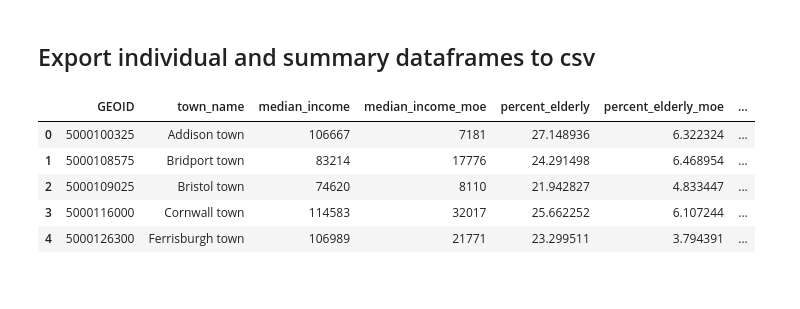
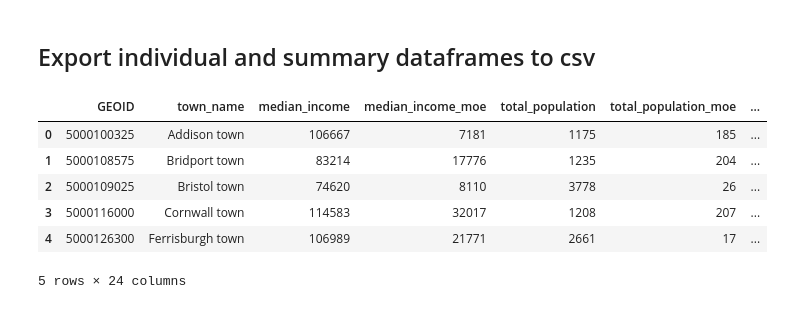
Before and after one commit to jakedurell/hazard-funding-comp, a Jupyter notebook: notebooks/etl_acs.ipynb, the cells around one changed output. Cells and saved outputs as stored; diff of their text form; code cells hidden in the pictures.

Commit message:
feat(acs): clarify ACS universe vars, add pop and housing units to summary

```diff
--- a/notebooks/etl_acs.ipynb
+++ b/notebooks/etl_acs.ipynb
@@ -367,8 +367,8 @@ df_education_level.head()
 # rename columns for easier reference
 df_poverty_level = df_poverty_level.rename(
     columns={
-        "Estimate!!Total:": "total_population",
-        "Margin of Error!!Total:": "total_population_moe",
+        "Estimate!!Total:": "poverty_universe_population",
+        "Margin of Error!!Total:": "poverty_universe_population_moe",
         "Estimate!!Total:!!Income in the past 12 months below poverty level:": "below_poverty_total",
         "Margin of Error!!Total:!!Income in the past 12 months below poverty level:": "below_poverty_total_moe",
     }
@@ -376,15 +376,15 @@ df_poverty_level = df_poverty_level.rename(
 
 # calculate percent below poverty line
 df_poverty_level["pct_below_poverty"] = (
-    df_poverty_level["below_poverty_total"] / df_poverty_level["total_population"] * 100
+    df_poverty_level["below_poverty_total"] / df_poverty_level["poverty_universe_population"] * 100
 )
 
 # calculate MOE for percent below poverty using ACS ratio formula
 df_poverty_level["pct_below_poverty_moe"] = ratio_moe(
     df_poverty_level["below_poverty_total"],
     df_poverty_level["below_poverty_total_moe"],
-    df_poverty_level["total_population"],
-    df_poverty_level["total_population_moe"],
+    df_poverty_level["poverty_universe_population"],
+    df_poverty_level["poverty_universe_population_moe"],
 )
 
 # keep only relevant columns
@@ -396,8 +396,8 @@ df_poverty_level = df_poverty_level[
         "pct_below_poverty_moe",
         "below_poverty_total",
         "below_poverty_total_moe",
-        "total_population",
-        "total_population_moe",
+        "poverty_universe_population",
+        "poverty_universe_population_moe",
     ]
 ]
 
@@ -441,8 +441,8 @@ disability_moe_cols = male_moe + female_moe
 # rename columns for easier reference
 df_disability_status = df_disability_status.rename(
     columns={
-        "Estimate!!Total:": "total_population",
-        "Margin of Error!!Total:": "total_population_moe",
+        "Estimate!!Total:": "civilian_noninstitutionalized_population",
+        "Margin of Error!!Total:": "civilian_noninstitutionalized_population_moe",
     }
 )
 
@@ -458,14 +458,14 @@ df_disability_status["with_disability_moe"] = np.sqrt(
 # calculate percent and MOE
 df_disability_status["percent_with_disability"] = (
     df_disability_status["with_disability"]
-    / df_disability_status["total_population"]
+    / df_disability_status["civilian_noninstitutionalized_population"]
     * 100
 )
 df_disability_status["percent_with_disability_moe"] = ratio_moe(
     df_disability_status["with_disability"],
     df_disability_status["with_disability_moe"],
-    df_disability_status["total_population"],
-    df_disability_status["total_population_moe"],
+    df_disability_status["civilian_noninstitutionalized_population"],
+    df_disability_status["civilian_noninstitutionalized_population_moe"],
 )
 
 # keep only relevant columns
@@ -477,8 +477,8 @@ df_disability_status = df_disability_status[
         "percent_with_disability_moe",
         "with_disability",
         "with_disability_moe",
-        "total_population",
-        "total_population_moe",
+        "civilian_noninstitutionalized_population",
+        "civilian_noninstitutionalized_population_moe",
     ]
 ]
 
@@ -563,41 +563,42 @@ for name, df in named_dfs:
 dfs = [
     df_median_income[["GEOID", "town_name", "median_income", "median_income_moe"]],
     df_percent_elderly[
-        ["GEOID", "town_name", "percent_elderly", "percent_elderly_moe"]
+        ["GEOID", "town_name", "total_population", "total_population_moe", "percent_elderly", "percent_elderly_moe"]
     ],
     df_median_year_house_built[
         ["GEOID", "town_name", "median_year_house_built", "median_year_house_built_moe"]
     ],
     df_vehicle[["GEOID", "town_name", "pct_no_vehicle", "pct_no_vehicle_moe"]],
     df_renter_occupied[
-        ["GEOID", "town_name", "pct_renter_occupied", "pct_renter_occupied_moe"]
+        ["GEOID", "town_name", "occupied_housing_units", "occupied_housing_units_moe", "pct_renter_occupied", "pct_renter_occupied_moe"]
     ],
     df_education_level[
         ["GEOID", "town_name", "pct_bachelors_or_higher", "pct_bachelors_or_higher_moe"]
     ],
     df_poverty_level[
         ["GEOID", "town_name", "pct_below_poverty", "pct_below_poverty_moe"]
     ],
     df_disability_status[
         ["GEOID", "town_name", "percent_with_disability", "percent_with_disability_moe"]
     ],
     df_mobile_home[["GEOID", "town_name", "pct_mobile_home", "pct_mobile_home_moe"]],
 ]
 
 # merge all on GEOID and town_name
 final_df = reduce(
     lambda left, right: pd.merge(left, right, on=["GEOID", "town_name"], how="outer"),
     dfs,
 )
 
 # export
 final_df.to_csv("../data/cleaned/acs_summary.csv", index=False)
 
 final_df.head()
 # %% [output]
-|  | GEOID | town_name | median_income | median_income_moe | percent_elderly | percent_elderly_moe | ... |
-| 0 | 5000100325 | Addison town | 106667 | 7181 | 27.148936 | 6.322324 | ... |
-| 1 | 5000108575 | Bridport town | 83214 | 17776 | 24.291498 | 6.468954 | ... |
-| 2 | 5000109025 | Bristol town | 74620 | 8110 | 21.942827 | 4.833447 | ... |
-| 3 | 5000116000 | Cornwall town | 114583 | 32017 | 25.662252 | 6.107244 | ... |
-| 4 | 5000126300 | Ferrisburgh town | 106989 | 21771 | 23.299511 | 3.794391 | ... |
+|  | GEOID | town_name | median_income | median_income_moe | total_population | total_population_moe | ... |
+| 0 | 5000100325 | Addison town | 106667 | 7181 | 1175 | 185 | ... |
+| 1 | 5000108575 | Bridport town | 83214 | 17776 | 1235 | 204 | ... |
+| 2 | 5000109025 | Bristol town | 74620 | 8110 | 3778 | 26 | ... |
+| 3 | 5000116000 | Cornwall town | 114583 | 32017 | 1208 | 207 | ... |
+| 4 | 5000126300 | Ferrisburgh town | 106989 | 21771 | 2661 | 17 | ... |
+5 rows × 24 columns
```
Also changed, not shown: parts of 3 cells of this notebook, 1 other file.
